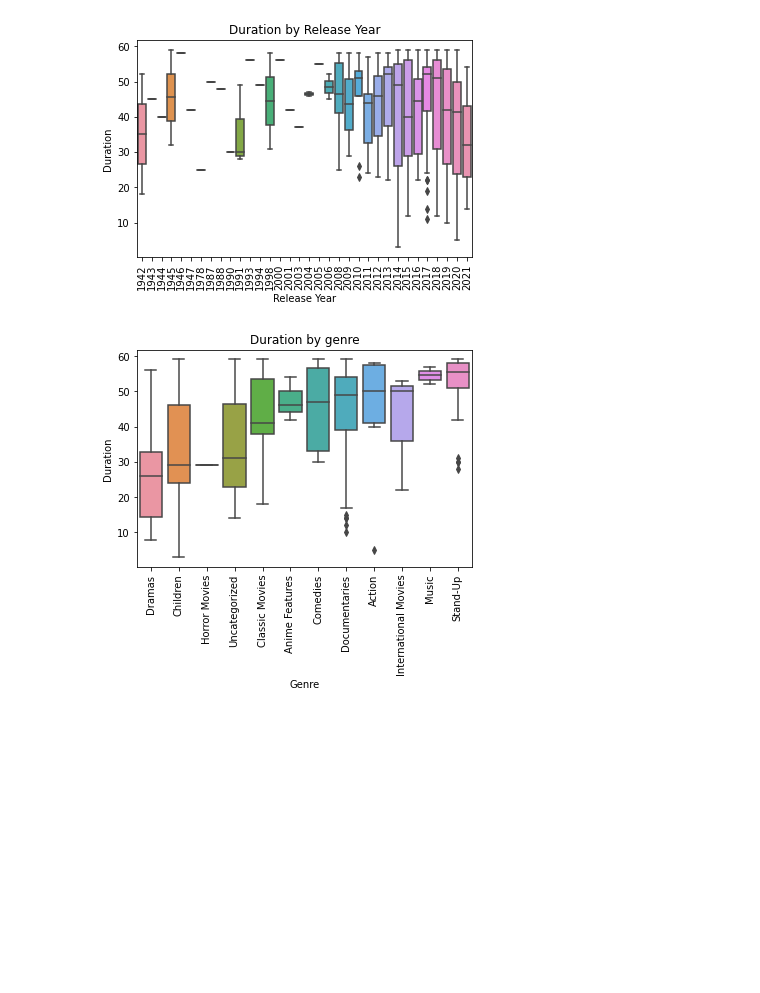
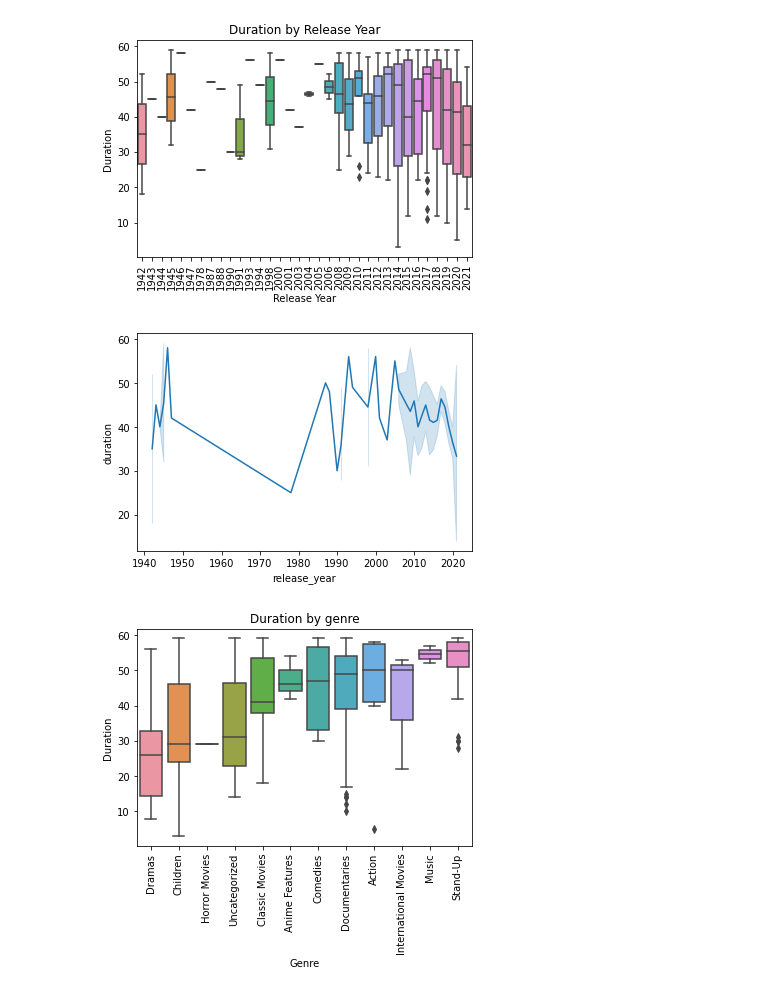
Before and after one commit to krithisudhir/netflix-movies-eda, a Jupyter notebook: Investigating Netflix MOVIES.ipynb, the cells around one changed output. Drawn from its saved outputs; the diff is of its cells as text; code cells hidden in the pictures; blank space fills up the shorter version.

```diff
--- a/Investigating Netflix MOVIES.ipynb
+++ b/Investigating Netflix MOVIES.ipynb
@@ -117,6 +123,12 @@ plt.show()
 #it's getting shorter since 2017
 # %% [output]
 [figure]
+# %%
+#is a line graph better?
+sns.lineplot(x='release_year', y='duration',data=dur_by_year)
+plt.show()
+# %% [output]
+[figure, added]
 # %%
 #genre vs duration
 median1 = dur_by_genre.groupby('genre')['duration'].median()
```
Also changed, not shown: parts of 2 cells of this notebook.
